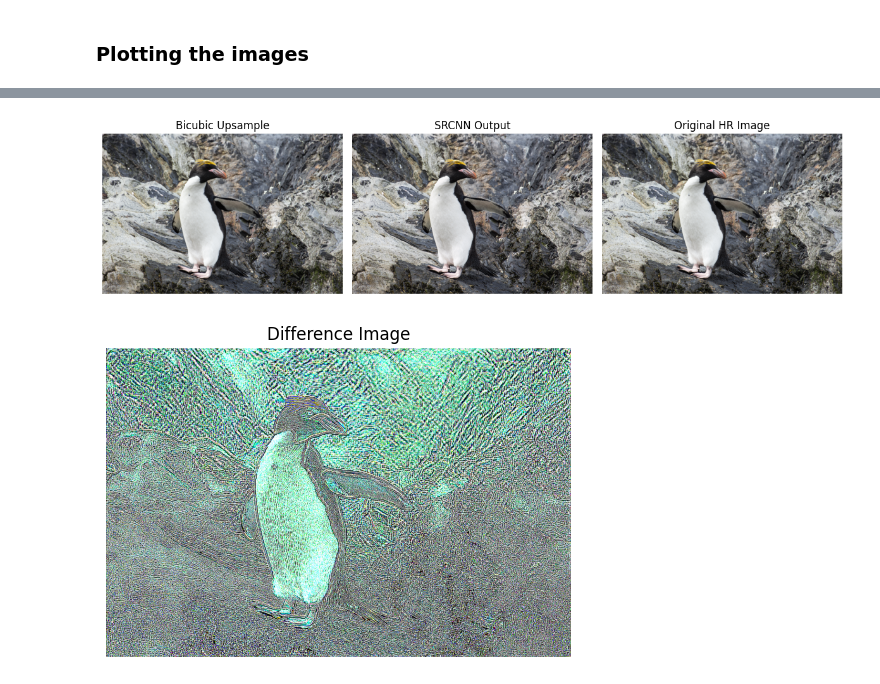
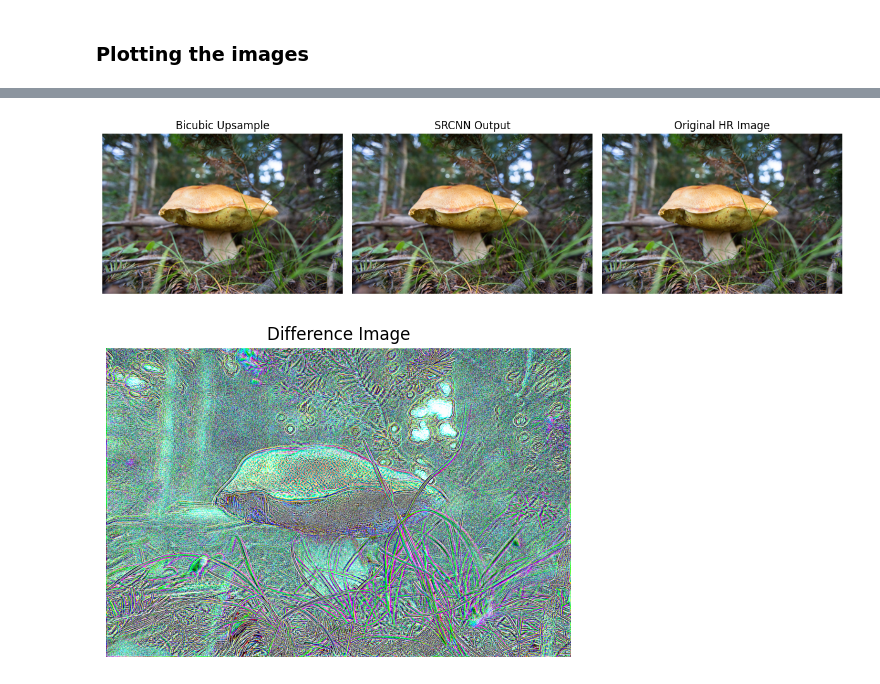
Before and after one commit to GOW1455/Super-Resolution, a Jupyter notebook: Basic SRCNN model/low_to_high_converter.ipynb, the cells around one changed output, grey strips where cells are left out. Cells and saved outputs as stored; diff of their text form; code cells hidden in the pictures.

```diff
--- a/Basic SRCNN model/low_to_high_converter.ipynb
+++ b/Basic SRCNN model/low_to_high_converter.ipynb
@@ -58,7 +58,7 @@ def run_and_plot_srcnn(model_path, lr_image_path, hr_image_path):
 # %%
 run_and_plot_srcnn(
     model_path="srcnn_custom_trained.h5",
-    lr_image_path= "../DIV2K/valid_LR_X4/DIV2K_valid_LR_bicubic/X4/0801x4.png",
-    hr_image_path= "../DIV2K/valid_HR/DIV2K_valid_HR/0801.png"
+    lr_image_path= "../DIV2K/valid_LR_X4/DIV2K_valid_LR_bicubic/X4/0815x4.png",
+    hr_image_path= "../DIV2K/valid_HR/DIV2K_valid_HR/0815.png"
 )
 # %% [output]
@@ -66,2 +66,2 @@ run_and_plot_srcnn(
-[figure, old version]
+[figure, new version]
-[figure, old version]
+[figure, new version]
```
Also changed, not shown: parts of 1 cell of this notebook.
